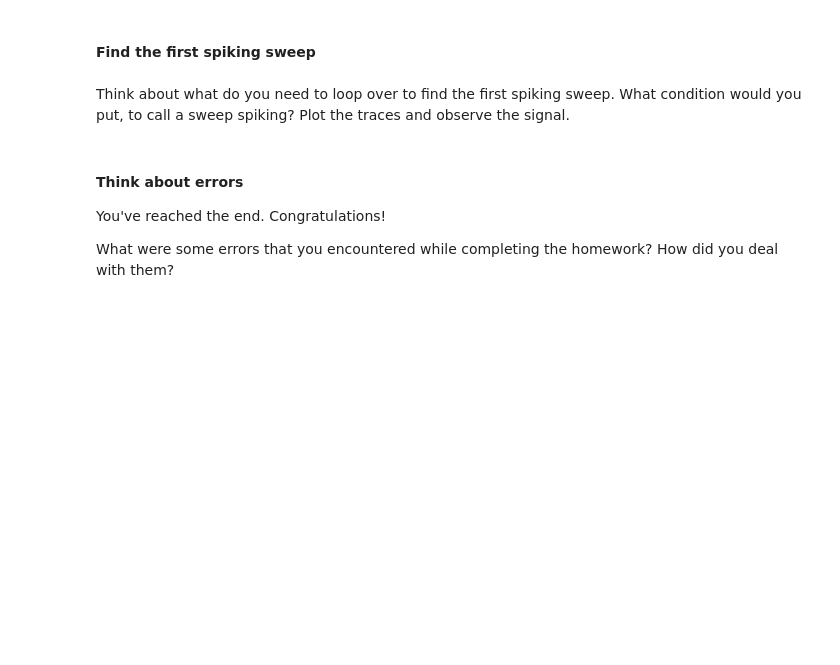
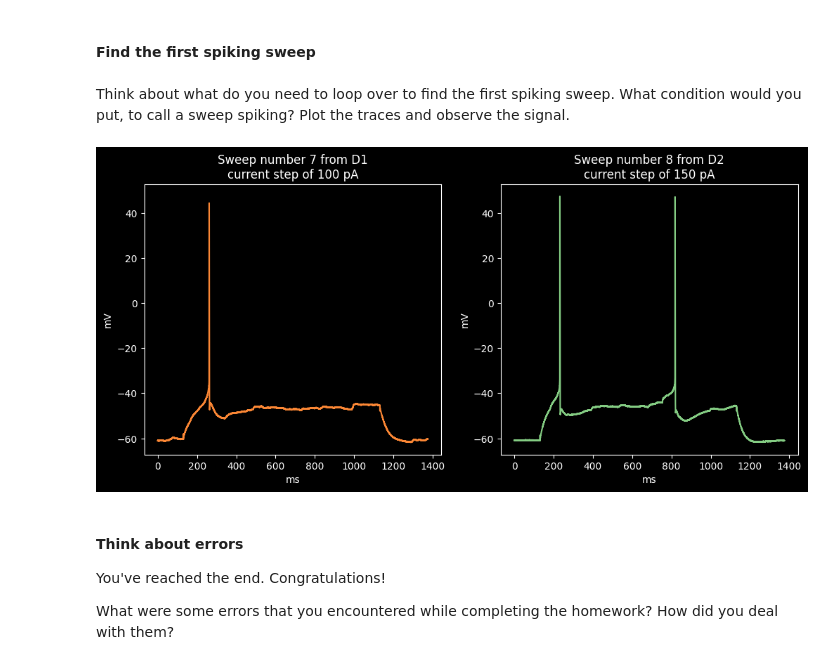
Before and after one commit to danielparthier/schmitzlab_python, a Jupyter notebook: homework/3_in_class_exercise_and_HW.ipynb, the cells around one changed output. Cells and saved outputs as stored; diff of their text form; code cells hidden in the pictures; blank space fills up the shorter version.

```diff
--- a/homework/3_in_class_exercise_and_HW.ipynb
+++ b/homework/3_in_class_exercise_and_HW.ipynb
@@ -574,9 +656,18 @@ Think about what do you need to loop over to find the first spiking sweep. What
 # %%
 # your code here
 
-for i, sweeep in ...:
-    # code
-    if ...
+first_spiking_sweep = {}
+
+for key in charact_dict.keys():
+    for i, sweep in enumerate(charact_dict[key]):
+        # code
+        if np.max(sweep) > 0:
+            first_spiking_sweep[key] = i
+            break
+# %%
+plot_specific_swp_num(charact_dict,  first_spiking_sweep['D1'], first_spiking_sweep['D2'])
+# %% [output]
+[figure, added]
 # %% [markdown]
 #### Think about errors
 
```
Also changed, not shown: parts of 16 cells of this notebook, 4 other files.
